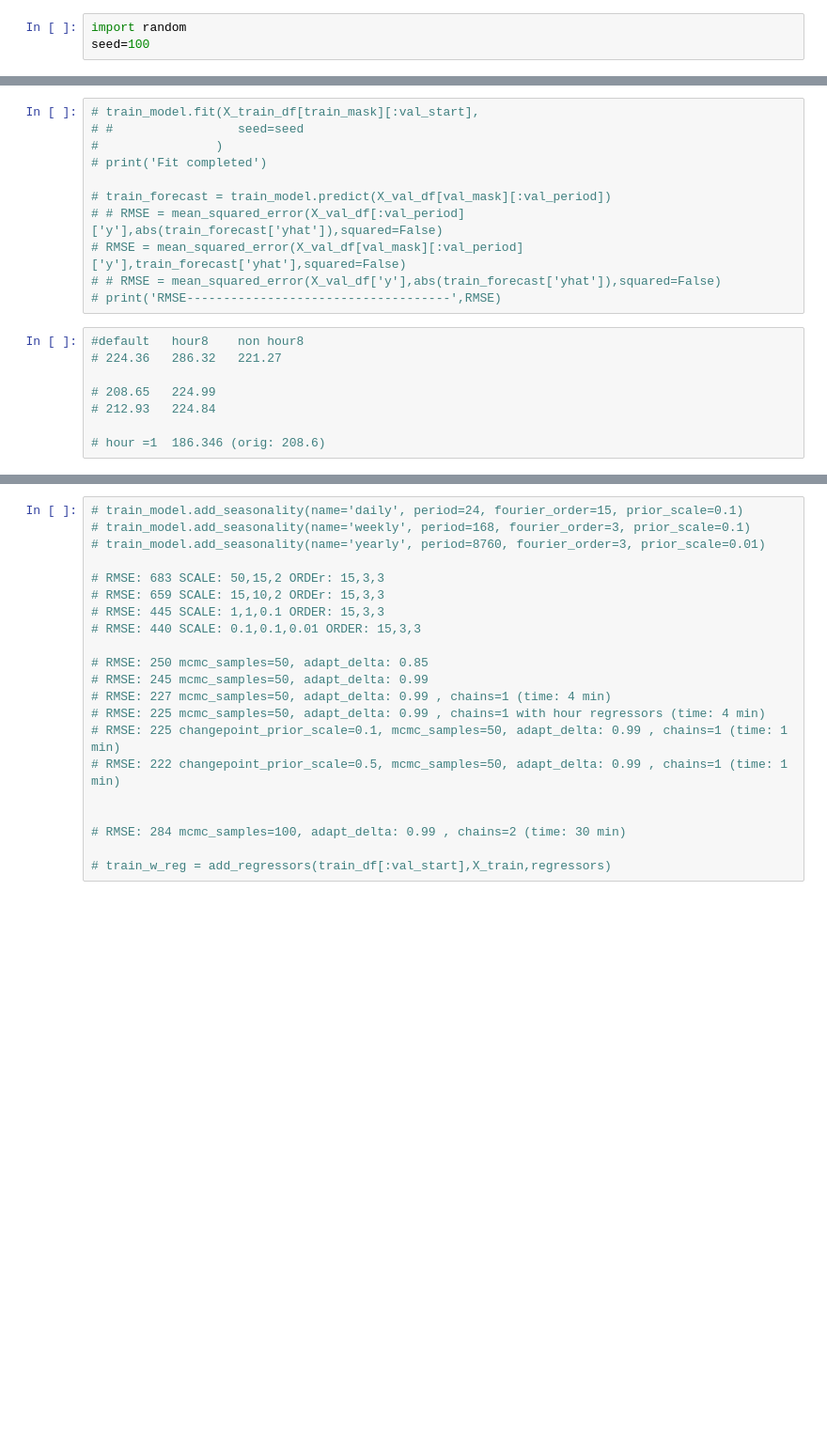
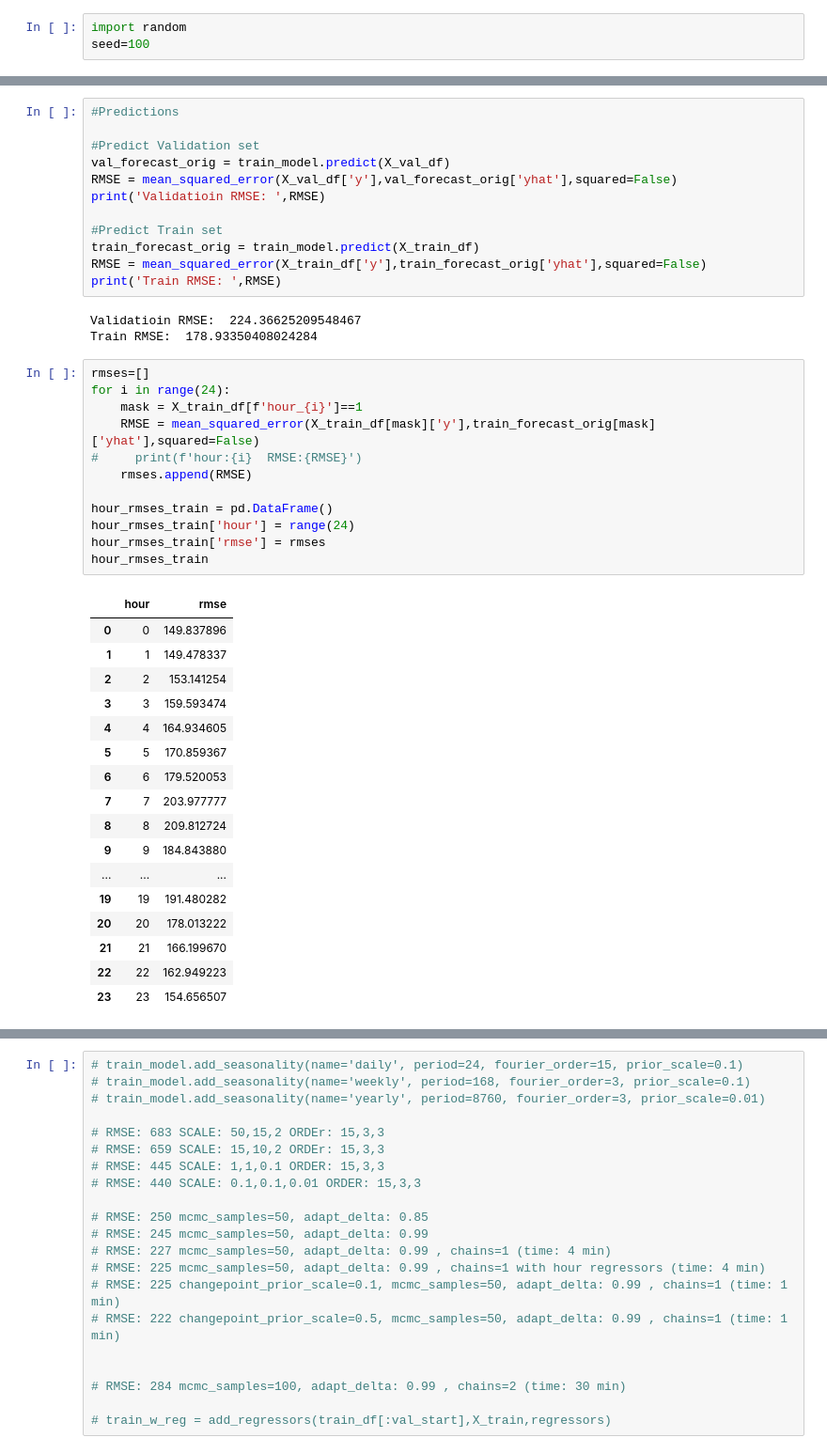
Before and after one commit to baskarsambandamurthy/jobathon-nov-2022, a Jupyter notebook: jobathon-nov-2022-fbprophet.ipynb, the cells around one changed output, grey strips where cells are left out. Shown: that part at 94% size. Drawn from its saved outputs; the diff is of its cells as text; blank space fills up the shorter version.

Commit message:
Facebook Prophet Hourwise with Train Score

```diff
--- a/jobathon-nov-2022-fbprophet.ipynb
+++ b/jobathon-nov-2022-fbprophet.ipynb
@@ -508,22 +485,48 @@ Wall time: 5.14 s
-# %%
-# train_model.fit(X_train_df[train_mask][:val_start],
-# #                 seed=seed
-#                )
-# print('Fit completed')
-
-# train_forecast = train_model.predict(X_val_df[val_mask][:val_period])
-# # RMSE = mean_squared_error(X_val_df[:val_period]['y'],abs(train_forecast['yhat']),squared=False)
-# RMSE = mean_squared_error(X_val_df[val_mask][:val_period]['y'],train_forecast['yhat'],squared=False)
-# # RMSE = mean_squared_error(X_val_df['y'],abs(train_forecast['yhat']),squared=False)
-# print('RMSE------------------------------------',RMSE)
-# %%
-#default   hour8    non hour8
-# 224.36   286.32   221.27
-
-# 208.65   224.99
-# 212.93   224.84
-
-# hour =1  186.346 (orig: 208.6)
+# %%
+#Predictions
+
+#Predict Validation set
+val_forecast_orig = train_model.predict(X_val_df)
+RMSE = mean_squared_error(X_val_df['y'],val_forecast_orig['yhat'],squared=False)
+print('Validatioin RMSE: ',RMSE)
+
+#Predict Train set
+train_forecast_orig = train_model.predict(X_train_df)
+RMSE = mean_squared_error(X_train_df['y'],train_forecast_orig['yhat'],squared=False)
+print('Train RMSE: ',RMSE)
+# %% [output]
+Validatioin RMSE:  224.36625209548467
+Train RMSE:  178.93350408024284
+# %%
+rmses=[]
+for i in range(24):
+    mask = X_train_df[f'hour_{i}']==1
+    RMSE = mean_squared_error(X_train_df[mask]['y'],train_forecast_orig[mask]['yhat'],squared=False)
+#     print(f'hour:{i}  RMSE:{RMSE}')
+    rmses.append(RMSE)
+
+hour_rmses_train = pd.DataFrame()
+hour_rmses_train['hour'] = range(24)
+hour_rmses_train['rmse'] = rmses
+hour_rmses_train
+# %% [output]
+|  | hour | rmse |
+| 0 | 0 | 149.837896 |
+| 1 | 1 | 149.478337 |
+| 2 | 2 | 153.141254 |
+| 3 | 3 | 159.593474 |
+| 4 | 4 | 164.934605 |
+| 5 | 5 | 170.859367 |
+| 6 | 6 | 179.520053 |
+| 7 | 7 | 203.977777 |
+| 8 | 8 | 209.812724 |
+| 9 | 9 | 184.843880 |
+| ... | ... | ... |
+| 19 | 19 | 191.480282 |
+| 20 | 20 | 178.013222 |
+| 21 | 21 | 166.199670 |
+| 22 | 22 | 162.949223 |
+| 23 | 23 | 154.656507 |
 # %%
 rmses=[]
 for i in range(24):
```
Also changed, not shown: parts of 26 cells of this notebook.
